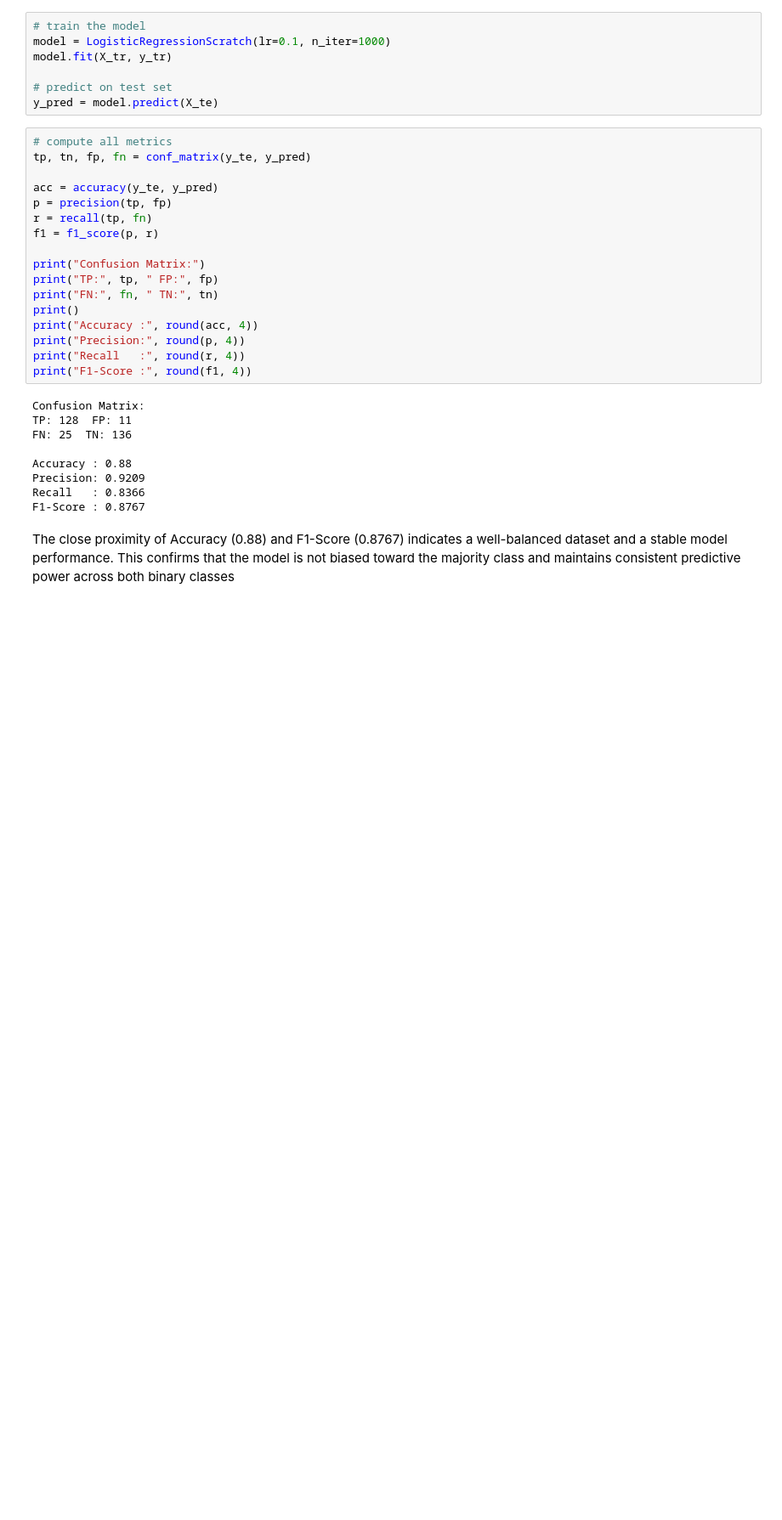
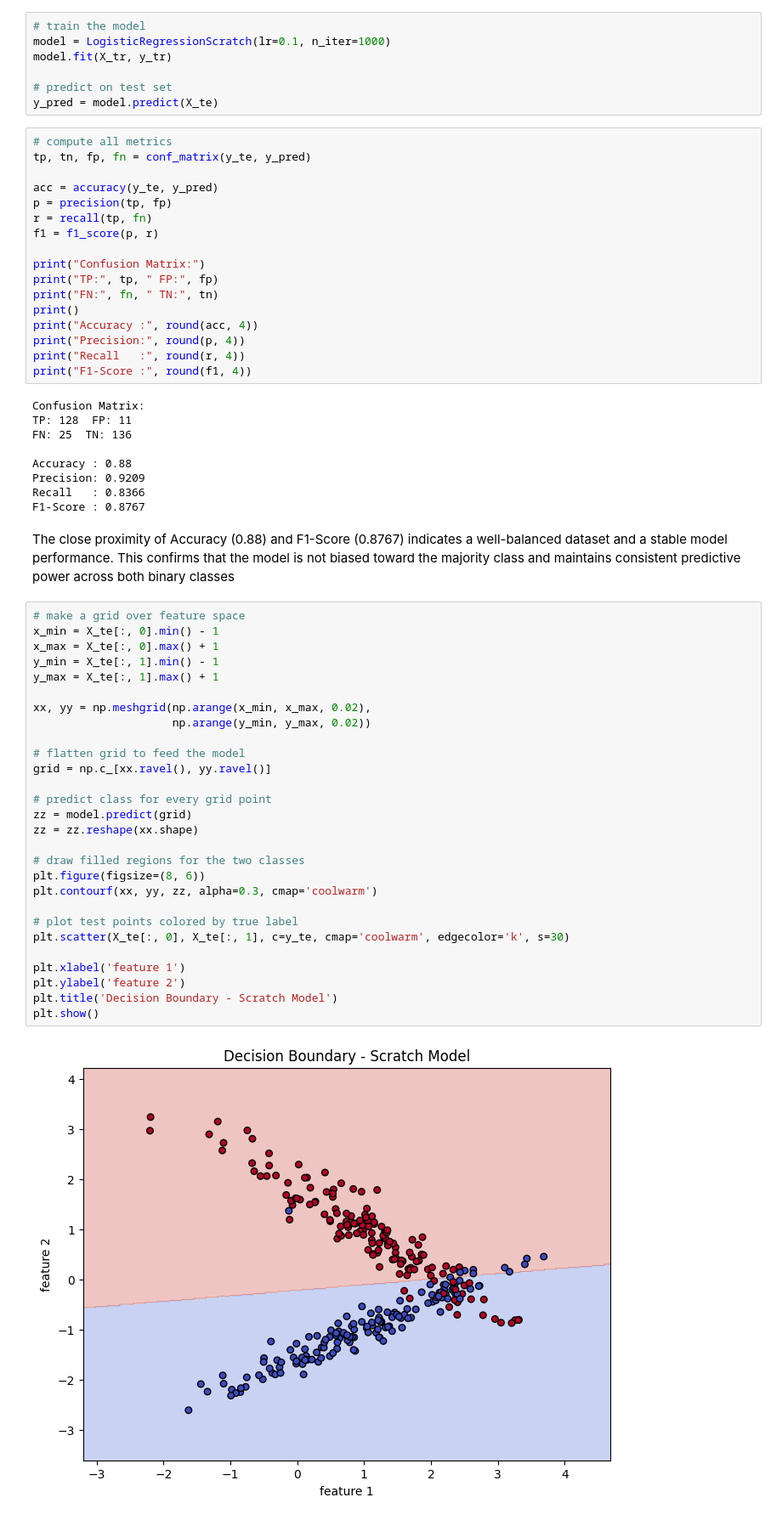
Before and after one commit to alabhastam/Logistic-Regression-From-scratch-, a Jupyter notebook: main.ipynb, the cells around one changed output. Shown at 85% size. Saved outputs shown, nothing was run; the diff lists cells and outputs as text; blank space fills up the shorter version.

Commit message:
Kaggle Notebook | Logistic Regression From scratch  | Version 3

```diff
--- a/main.ipynb
+++ b/main.ipynb
@@ -199,3 +202,33 @@ Recall   : 0.8366
 F1-Score : 0.8767
 # %% [markdown]
  The close proximity of Accuracy (0.88) and F1-Score (0.8767) indicates a well-balanced dataset and a stable model performance. This confirms that the model is not biased toward the majority class and maintains consistent predictive power across both binary classes
+# %%
+# make a grid over feature space
+x_min = X_te[:, 0].min() - 1
+x_max = X_te[:, 0].max() + 1
+y_min = X_te[:, 1].min() - 1
+y_max = X_te[:, 1].max() + 1
+
+xx, yy = np.meshgrid(np.arange(x_min, x_max, 0.02),
+                     np.arange(y_min, y_max, 0.02))
+
+# flatten grid to feed the model
+grid = np.c_[xx.ravel(), yy.ravel()]
+
+# predict class for every grid point
+zz = model.predict(grid)
+zz = zz.reshape(xx.shape)
+
+# draw filled regions for the two classes
+plt.figure(figsize=(8, 6))
+plt.contourf(xx, yy, zz, alpha=0.3, cmap='coolwarm')
+
+# plot test points colored by true label
+plt.scatter(X_te[:, 0], X_te[:, 1], c=y_te, cmap='coolwarm', edgecolor='k', s=30)
+
+plt.xlabel('feature 1')
+plt.ylabel('feature 2')
+plt.title('Decision Boundary - Scratch Model')
+plt.show()
+# %% [output]
+[figure, added]
```
Also changed, not shown: parts of 3 cells of this notebook.
